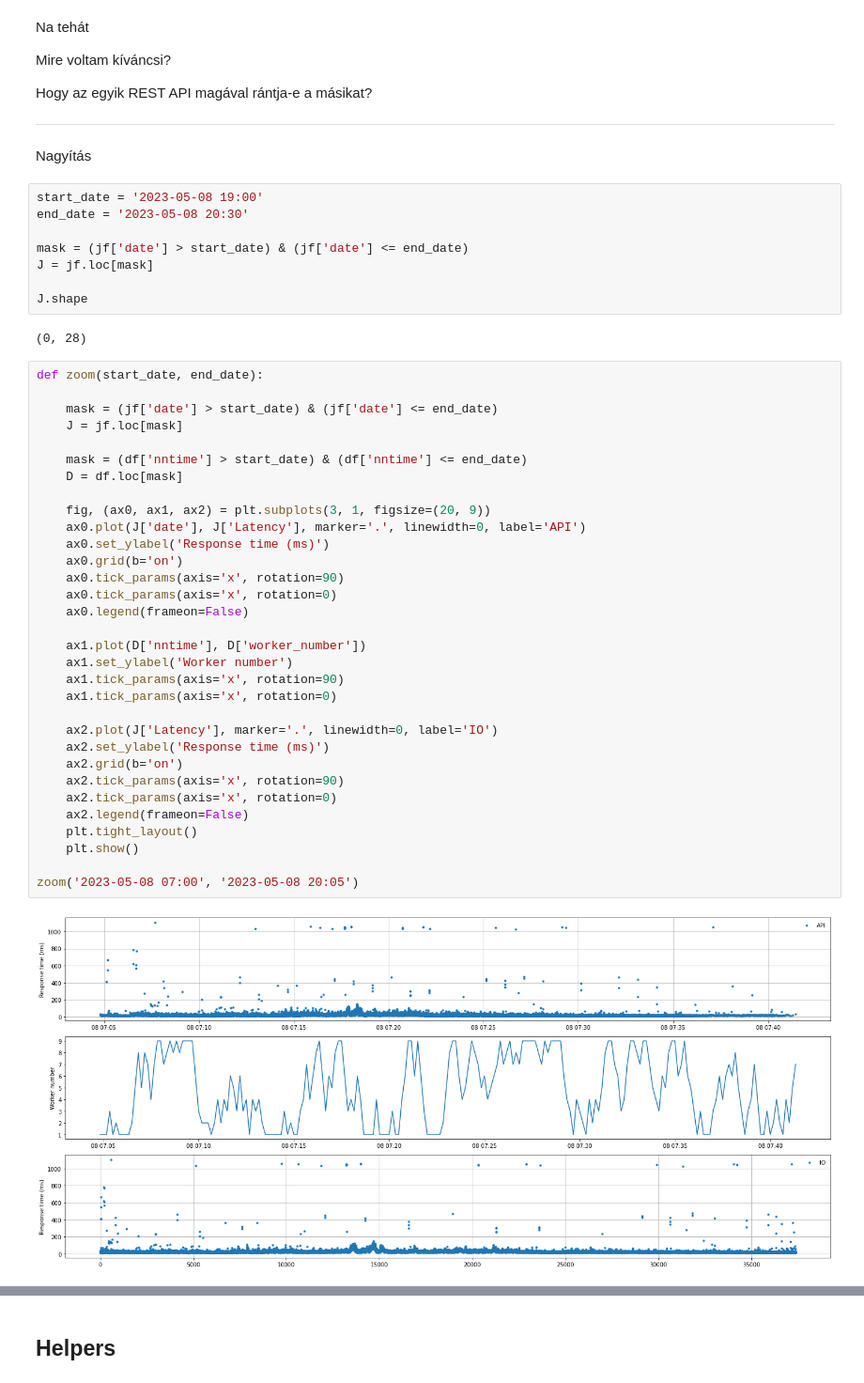
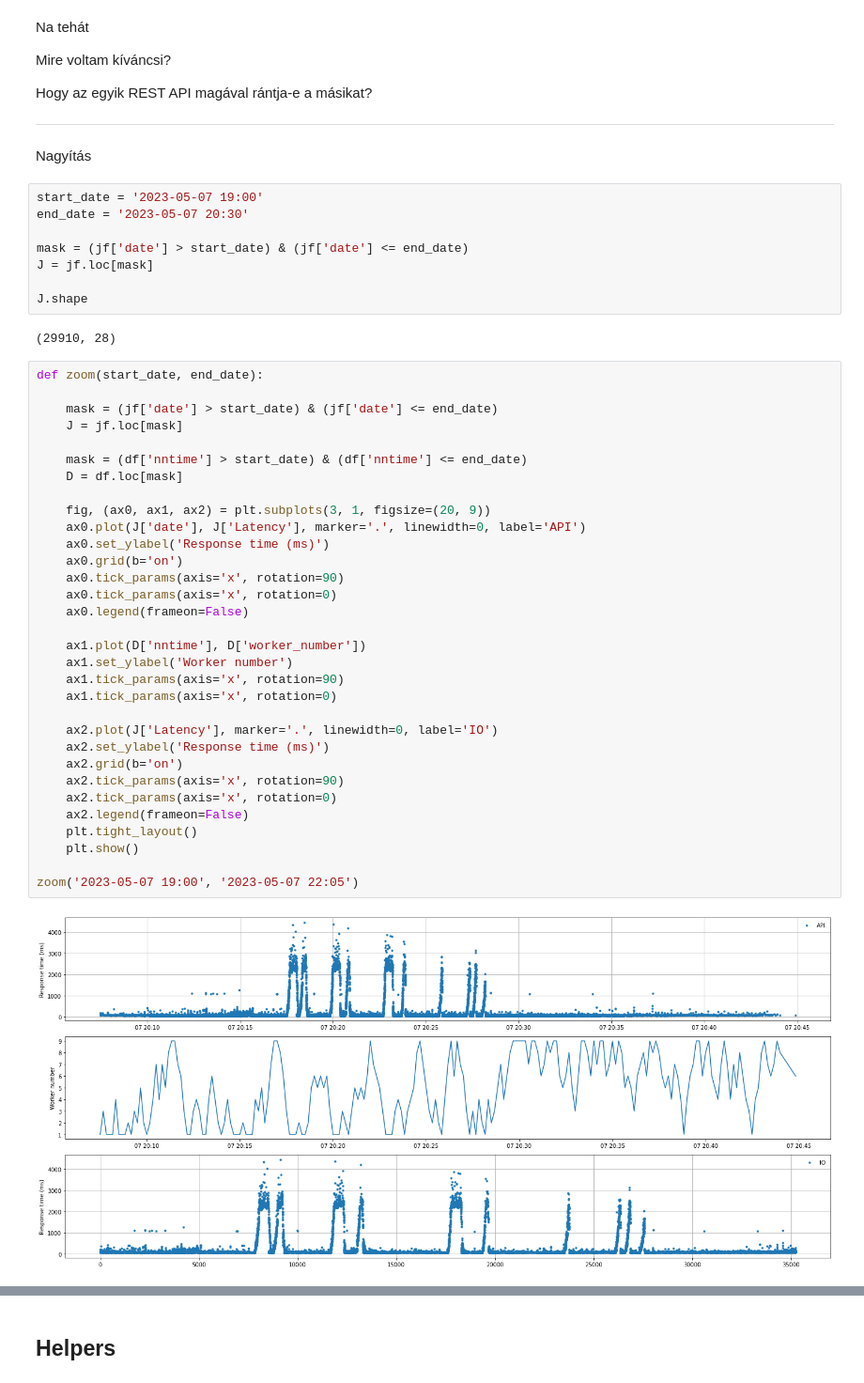
Before and after one commit to JoDeMiro/Scaler, a Jupyter notebook: Train/Train15/JMeter_Reader.ipynb, the cells around one changed output, grey strips where cells are left out. Shown at 94% size. Drawn from its saved outputs; the diff is of its cells as text.

```diff
--- a/Train/Train15/JMeter_Reader.ipynb
+++ b/Train/Train15/JMeter_Reader.ipynb
@@ -1249,47 +1302,47 @@ Hogy az egyik REST API magával rántja-e a másikat?
 
 Nagyítás
 # %%
-start_date = '2023-05-08 19:00'
-end_date = '2023-05-08 20:30'
+start_date = '2023-05-07 19:00'
+end_date = '2023-05-07 20:30'
 
 mask = (jf['date'] > start_date) & (jf['date'] <= end_date)
 J = jf.loc[mask]
 
 J.shape
 # %% [output]
-(0, 28)
+(29910, 28)
 # %%
 def zoom(start_date, end_date):
 
     mask = (jf['date'] > start_date) & (jf['date'] <= end_date)
     J = jf.loc[mask]
 
     mask = (df['nntime'] > start_date) & (df['nntime'] <= end_date)
     D = df.loc[mask]
 
     fig, (ax0, ax1, ax2) = plt.subplots(3, 1, figsize=(20, 9))
     ax0.plot(J['date'], J['Latency'], marker='.', linewidth=0, label='API')
     ax0.set_ylabel('Response time (ms)')
     ax0.grid(b='on')
     ax0.tick_params(axis='x', rotation=90)
     ax0.tick_params(axis='x', rotation=0)
     ax0.legend(frameon=False)
 
     ax1.plot(D['nntime'], D['worker_number'])
     ax1.set_ylabel('Worker number')
     ax1.tick_params(axis='x', rotation=90)
     ax1.tick_params(axis='x', rotation=0)
 
     ax2.plot(J['Latency'], marker='.', linewidth=0, label='IO')
     ax2.set_ylabel('Response time (ms)')
     ax2.grid(b='on')
     ax2.tick_params(axis='x', rotation=90)
     ax2.tick_params(axis='x', rotation=0)
     ax2.legend(frameon=False)
     plt.tight_layout()
     plt.show()
 
-zoom('2023-05-08 07:00', '2023-05-08 20:05')
+zoom('2023-05-07 19:00', '2023-05-07 22:05')
 # %% [output]
-[figure, old version]
+[figure, new version]
 # %%
```
Also changed, not shown: parts of 67 cells of this notebook.
